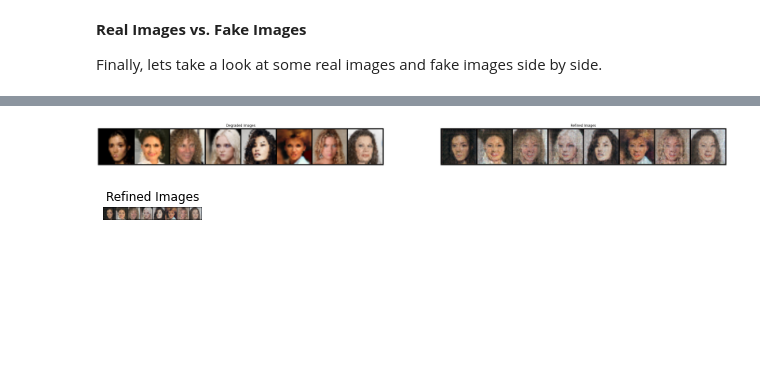
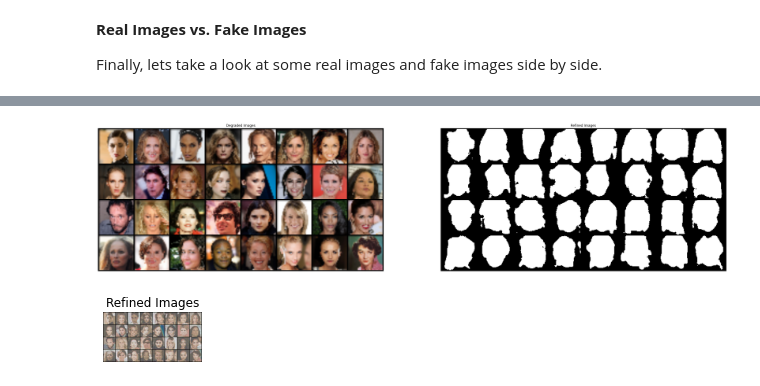
Before and after one commit to aszmul/git_controlled, a Jupyter notebook: dcgan_faces_multitask.ipynb, the cells around one changed output, grey strips where cells are left out. Drawn from its saved outputs; the diff is of its cells as text; code cells hidden in the pictures; blank space fills up the shorter version.

```diff
--- a/dcgan_faces_multitask.ipynb
+++ b/dcgan_faces_multitask.ipynb
@@ -97,7 +117,7 @@ Let’s define some inputs for the run:
 # Root directory for dataset
 dataroot = "/content/drive/MyDrive/Colab Notebooks/faces_data/faces_images/"
 
-workers = 4 # Number of workers for dataloader
+workers = 2 # Number of workers for dataloader
 batch_size = 32 # Batch size during training
 
 kernel_size=(7, 7)
@@ -519,12 +612,16 @@ run and if you removed some data from the dataset.
 # Lists to keep track of progress
 before_list = []
 after_list = []
+seg_list = []
+seg_ref_list = []
 G_losses = []
 D_losses = []
 iters = 0
 
 print("Starting Training Loop...")
 # For each epoch
+
+num_epochs = 20
 
 for epoch in range(num_epochs):
     # For each batch in the dataloader
@@ -542,7 +639,7 @@ for epoch in range(num_epochs):
         ## Train with all-real batch
         netD.zero_grad()
         # Format batch
-        real_cpu = reference_batch[0].to(device)
+        real_cpu = reference_batch['image'].to(device)
         b_size = real_cpu.size(0)
         reference_label = torch.full((b_size,), real_label, dtype=torch.float, device=device)
         # Forward pass real batch through D
@@ -558,11 +655,12 @@ for epoch in range(num_epochs):
         # Generate refined image batch with G
 
         # print('Degarade batch:', degraded_batch)
-        x1, x2, x3, x4 = netG_E(degraded_batch[0].to(device))
-        fake = netG_D(x1, x2, x3, x4)
+        x1, x2, x3, x4 = netG_E(degraded_batch['image'].to(device))
+        fake_img = netG_D_img(x1, x2, x3, x4)
+        fake_seg = netG_D_seg(x1, x2, x3, x4).double()
 
         # Classify all fake batch with D
-        output = netD(fake.detach()).view(-1)
+        output = netD(fake_img.detach()).view(-1)
 
         # Calculate D's loss on the all-fake batch
         degraded_label = torch.full((b_size,), fake_label, dtype=torch.float, device=device)
@@ -580,18 +678,23 @@ for epoch in range(num_epochs):
         # (2) Update G network: maximize log(D(G(z)))
         ###########################
         netG_E.zero_grad()
-        netG_D.zero_grad()
+        netG_D_img.zero_grad()
+        netG_D_seg.zero_grad()
         degraded_label.fill_(real_label)  # fake labels are real for generator cost
         # Since we just updated D, perform another forward pass of all-fake batch through D
-        output = netD(fake).view(-1)
+        output = netD(fake_img).view(-1)
         # Calculate G's loss based on this output
-        errG = criterion(output, degraded_label)
+        degraded_ref_seg = degraded_batch['seg'].to(device)
+
+        errG = criterion(output, degraded_label) + criterion_degraded(fake_seg, degraded_ref_seg)
         # Calculate gradients for G
         errG.backward()
         D_G_z2 = output.mean().item()
         # Update G
         optimizerG_E.step()
-        optimizerG_D.step()
+        optimizerG_D_img.step()
+        optimizerG_D_seg.step()
+
 
         # Output training stats
         if i % 50 == 0:
@@ -606,11 +709,15 @@ for epoch in range(num_epochs):
         # Check how the generator is doing by saving G's output on fixed_noise
         if (iters % 500 == 0) or ((epoch == num_epochs-1) and (i == len(degraded_dataloader)-1)):
             with torch.no_grad():
-                x1, x2, x3, x4 = netG_E(degraded_batch[0].to(device))
-                fake = netG_D(x1, x2, x3, x4).detach().cpu()
-                # fake = netG(degraded_batch[0].to(device)).detach().cpu()
-            before_list.append(vutils.make_grid(degraded_batch[0], padding=2, normalize=True))
-            after_list.append(vutils.make_grid(fake, padding=2, normalize=True))
+                x1, x2, x3, x4 = netG_E(degraded_batch['image'].to(device))
+                fake_img = netG_D_img(x1, x2, x3, x4).detach().cpu()
+                fake_seg = torch.argmax(netG_D_seg(x1, x2, x3, x4), dim=1, keepdim=True).detach().cpu()
+
+            before_list.append(vutils.make_grid(degraded_batch['image'], padding=2, normalize=True))
+            after_list.append(vutils.make_grid(fake_img, padding=2, normalize=True))
+
+            seg_ref_list.append(vutils.make_grid(degraded_batch['seg'], padding=2, normalize=False))
+            seg_list.append(vutils.make_grid(fake_seg, padding=2, normalize=False))
 
         iters += 1
         i += 1
@@ -699,7 +806,7 @@ plt.axis("off")
 # plt.title("Degraded Images")
 # plt.imshow(np.transpose(before_list[-1],(1,2,0)))
 plt.title("Refined Images")
-plt.imshow(np.transpose(after_list[-2],(1,2,0)))
+plt.imshow(np.transpose(seg_list[-2],(1,2,0)).astype(float))
 plt.show()
 
 # Plot the refined images from the last epoch
@@ -712,2 +820,2 @@ plt.show()
-[figure, old version]
+[figure, new version]
-[figure, old version]
+[figure, new version]
```
Also changed, not shown: parts of 14 cells of this notebook.
